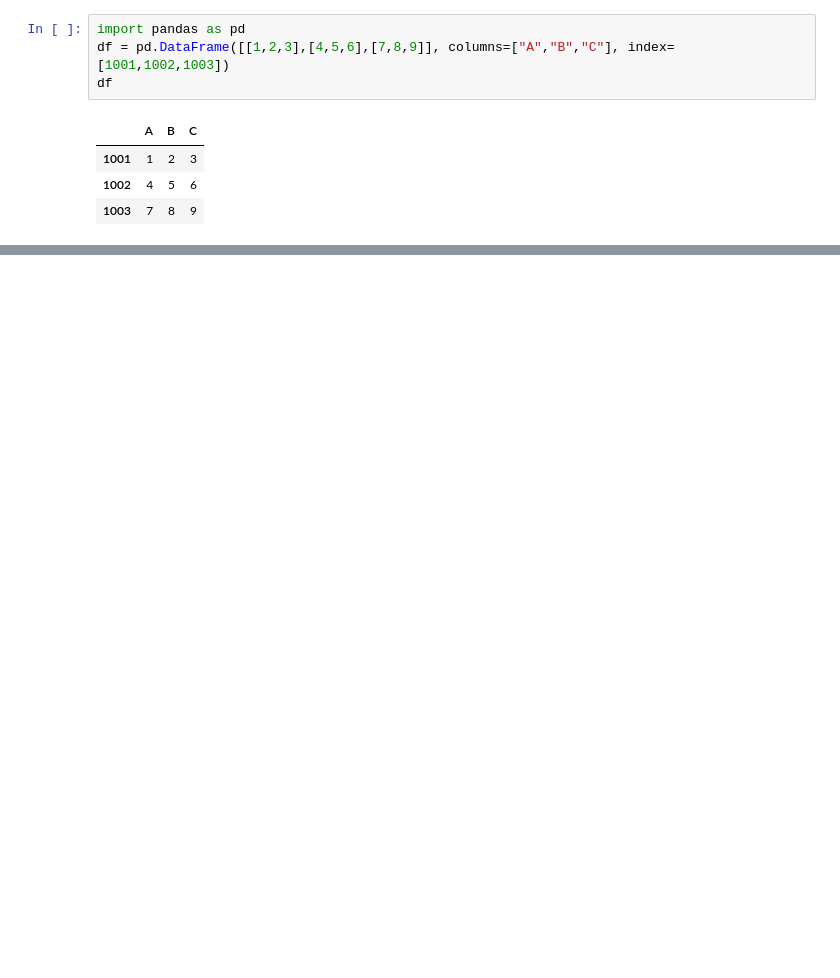
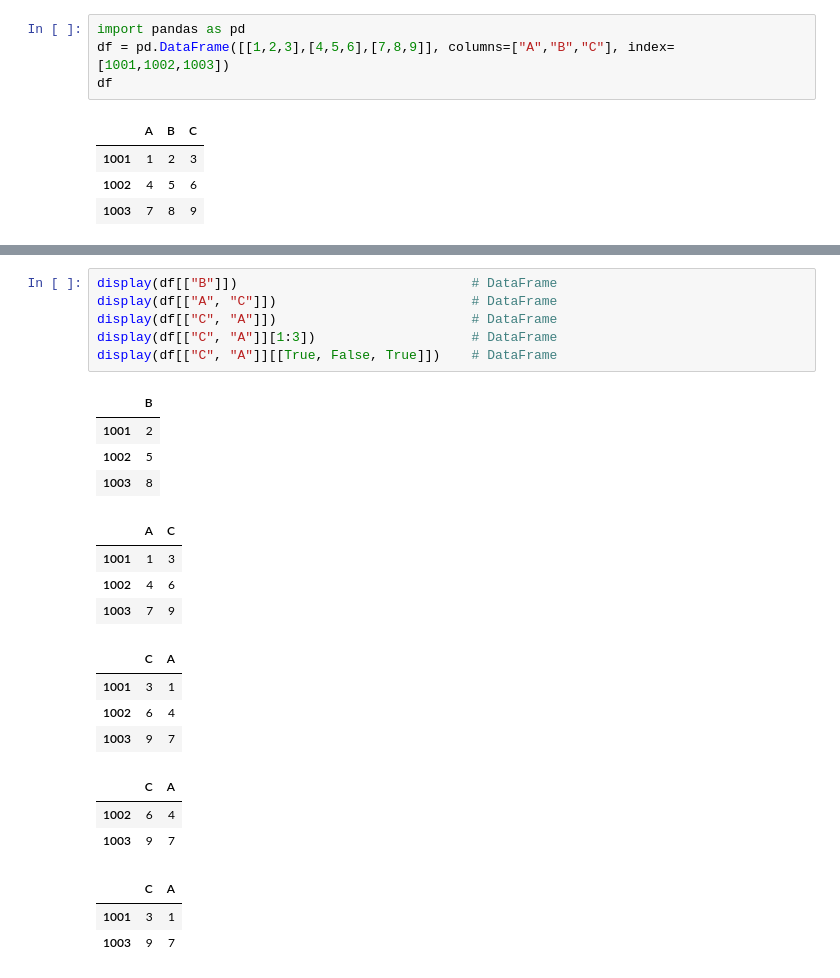
Before and after one commit to aliquisgg-hub/pages, a Jupyter notebook: Sc288/ipynb/pandas.ipynb, the cells around one changed output, grey strips where cells are left out. Drawn from its saved outputs; the diff is of its cells as text; blank space fills up the shorter version.

```diff
--- a/Sc288/ipynb/pandas.ipynb
+++ b/Sc288/ipynb/pandas.ipynb
@@ -32,3 +48,28 @@ Name: B, dtype: int64
+# %%
+display(df[["B"]])                              # DataFrame
+display(df[["A", "C"]])                         # DataFrame
+display(df[["C", "A"]])                         # DataFrame
+display(df[["C", "A"]][1:3])                    # DataFrame
+display(df[["C", "A"]][[True, False, True]])    # DataFrame
+# %% [output]
+|  | B |
+| 1001 | 2 |
+| 1002 | 5 |
+| 1003 | 8 |
+|  | A | C |
+| 1001 | 1 | 3 |
+| 1002 | 4 | 6 |
+| 1003 | 7 | 9 |
+|  | C | A |
+| 1001 | 3 | 1 |
+| 1002 | 6 | 4 |
+| 1003 | 9 | 7 |
+|  | C | A |
+| 1002 | 6 | 4 |
+| 1003 | 9 | 7 |
+|  | C | A |
+| 1001 | 3 | 1 |
+| 1003 | 9 | 7 |
 # %%
 display(df.loc[1001])
 display(df.iloc[1])
```
Also changed, not shown: parts of 5 cells of this notebook.
